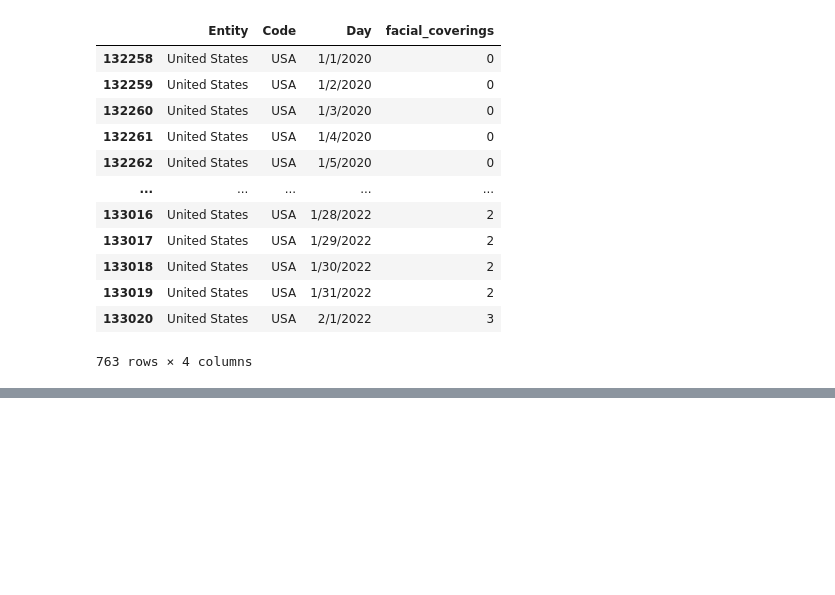
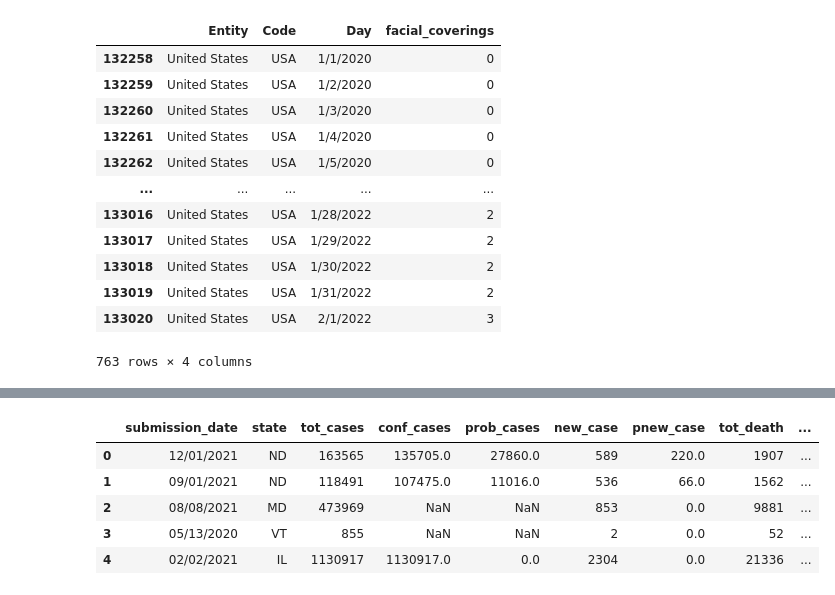
Before and after one commit to ranusuri/Team-A-Project-1, a Jupyter notebook: carolina_segovia/Project_1.ipynb, the cells around one changed output, grey strips where cells are left out. Saved outputs shown, nothing was run; the diff lists cells and outputs as text; code cells hidden in the pictures; blank space fills up the shorter version.

```diff
--- a/carolina_segovia/Project_1.ipynb
+++ b/carolina_segovia/Project_1.ipynb
@@ -85,0 +168,14 @@ new_maskdata_df.head()
+# %%
+# Study CASES data file from Data.gov website
+file_to_load = "Resources/United_States_COVID-19_Cases_and_Deaths_by_State_over_Time.csv"
+
+# Read the data for US State Mask Mandates
+us_state_cases_df = pd.read_csv(file_to_load)
+us_state_cases_df.head()
+# %% [output]
+|  | submission_date | state | tot_cases | conf_cases | prob_cases | new_case | pnew_case | tot_death | ... |
+| 0 | 12/01/2021 | ND | 163565 | 135705.0 | 27860.0 | 589 | 220.0 | 1907 | ... |
+| 1 | 09/01/2021 | ND | 118491 | 107475.0 | 11016.0 | 536 | 66.0 | 1562 | ... |
+| 2 | 08/08/2021 | MD | 473969 | NaN | NaN | 853 | 0.0 | 9881 | ... |
+| 3 | 05/13/2020 | VT | 855 | NaN | NaN | 2 | 0.0 | 52 | ... |
+| 4 | 02/02/2021 | IL | 1130917 | 1130917.0 | 0.0 | 2304 | 0.0 | 21336 | ... |
```
Also changed, not shown: parts of 20 cells of this notebook, 2 other files.
